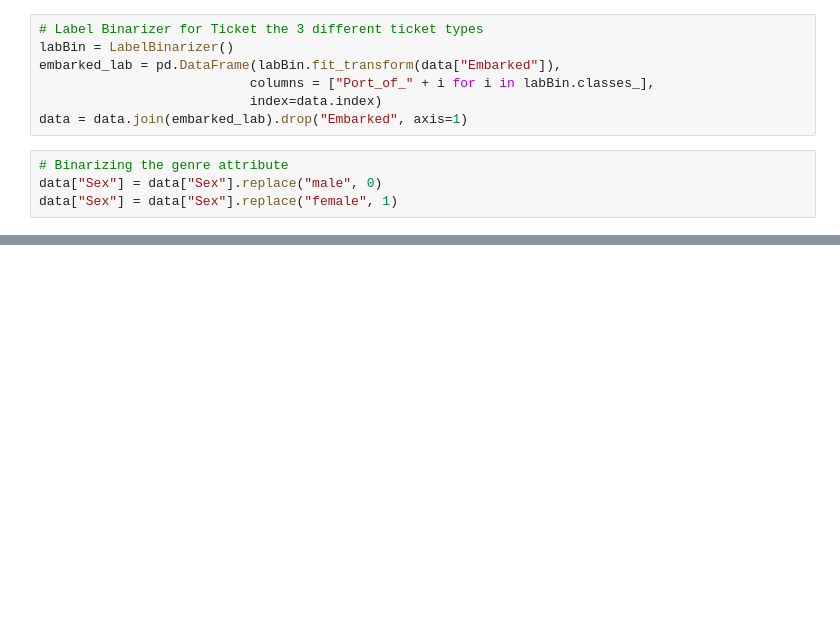
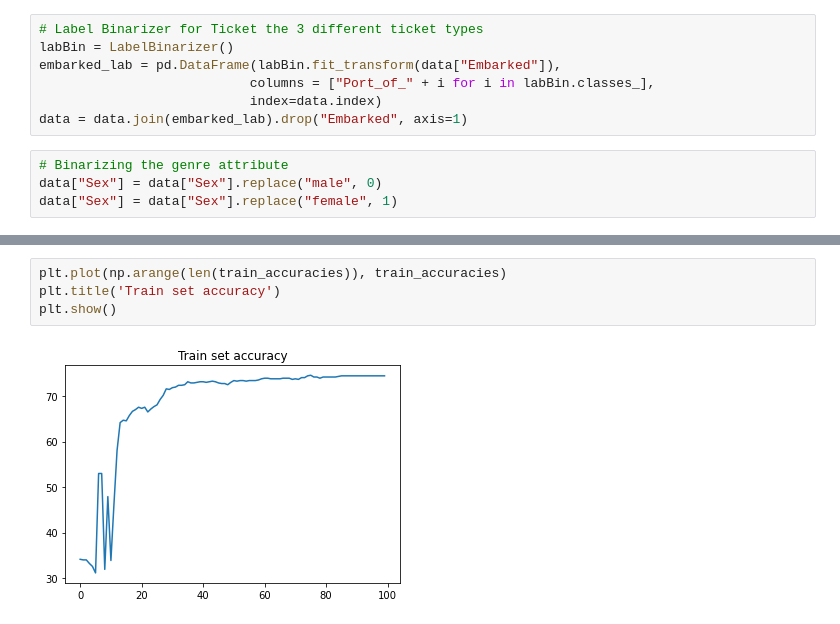
Before and after one commit to JordiMoralesCasas/Titanic-ML---Kaggle, a Jupyter notebook: TitanicModels.ipynb, the cells around one changed output, grey strips where cells are left out. Cells and saved outputs as stored; diff of their text form; blank space fills up the shorter version.

```diff
--- a/TitanicModels.ipynb
+++ b/TitanicModels.ipynb
@@ -137,0 +302,6 @@ memory usage: 31.1 KB
+# %%
+plt.plot(np.arange(len(train_accuracies)), train_accuracies)
+plt.title('Train set accuracy')
+plt.show()
+# %% [output]
+[figure, added]
```
Also changed, not shown: parts of 18 cells of this notebook.
